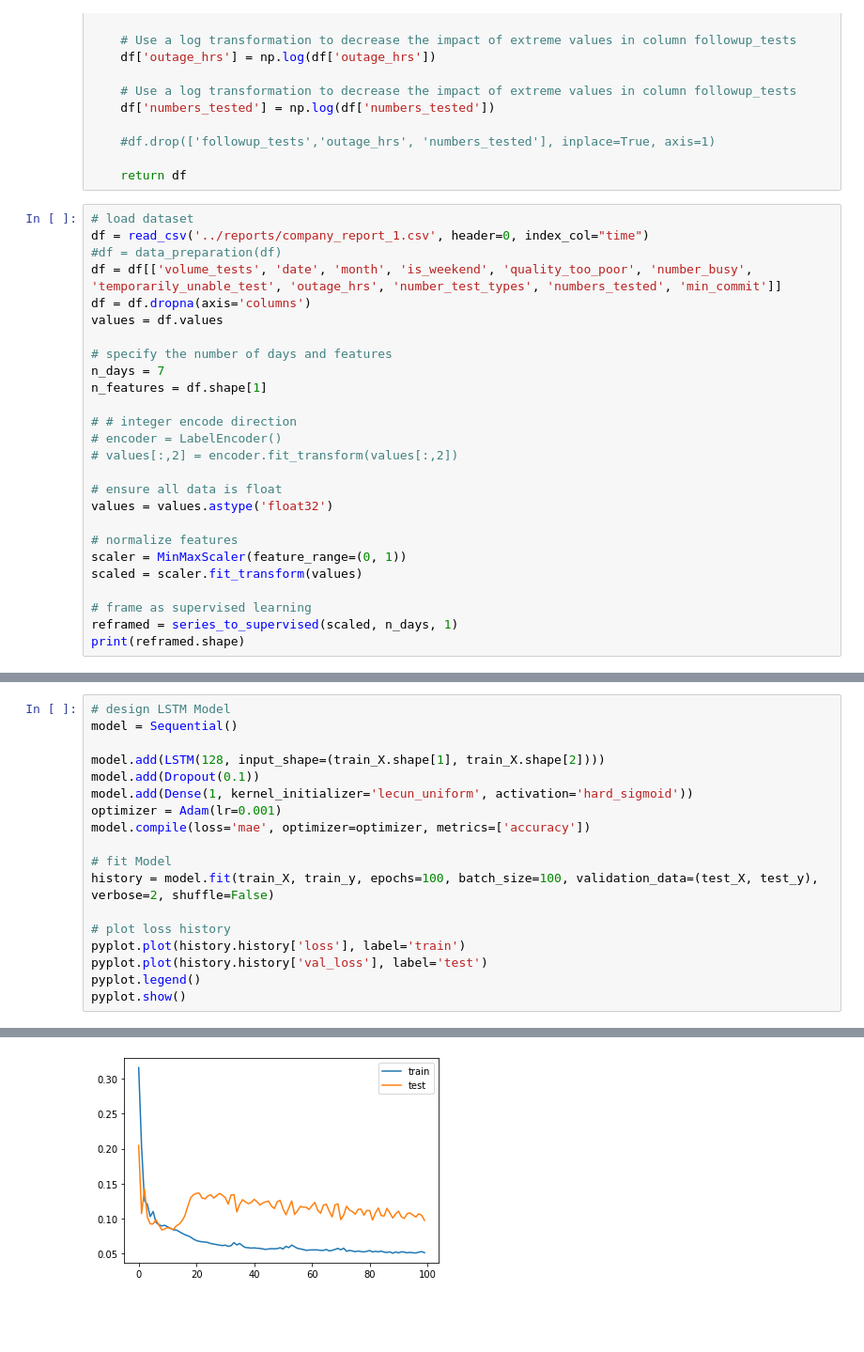
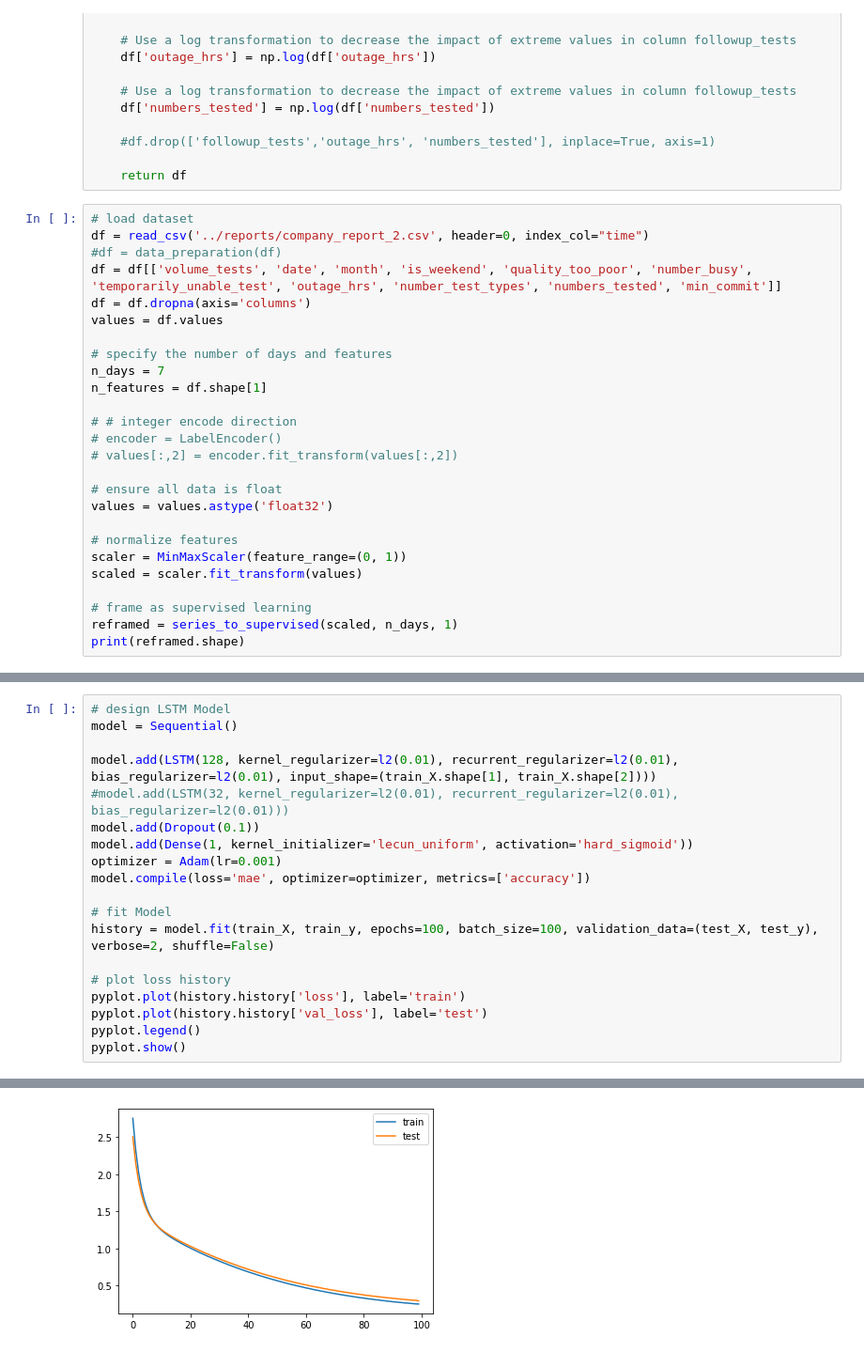
Before and after one commit to Shane-Bowen/fyp_flask_webapp, a Jupyter notebook: notebooks/Recurrent_Neural_Network_Multiple_Timesteps.ipynb, the cells around one changed output, grey strips where cells are left out. Shown: that part at 94% size. Drawn from its saved outputs; the diff is of its cells as text; blank space fills up the shorter version.

```diff
--- a/notebooks/Recurrent_Neural_Network_Multiple_Timesteps.ipynb
+++ b/notebooks/Recurrent_Neural_Network_Multiple_Timesteps.ipynb
@@ -72,7 +75,7 @@ def data_preparation(df):
     return df
 # %%
 # load dataset
-df = read_csv('../reports/company_report_1.csv', header=0, index_col="time")
+df = read_csv('../reports/company_report_2.csv', header=0, index_col="time")
 #df = data_preparation(df)
 df = df[['volume_tests', 'date', 'month', 'is_weekend', 'quality_too_poor', 'number_busy', 'temporarily_unable_test', 'outage_hrs', 'number_test_types', 'numbers_tested', 'min_commit']]
 df = df.dropna(axis='columns')
@@ -123,7 +126,8 @@ print(train_X.shape, train_y.shape, test_X.shape, test_y.shape)
 # design LSTM Model
 model = Sequential()
 
-model.add(LSTM(128, input_shape=(train_X.shape[1], train_X.shape[2])))
+model.add(LSTM(128, kernel_regularizer=l2(0.01), recurrent_regularizer=l2(0.01), bias_regularizer=l2(0.01), input_shape=(train_X.shape[1], train_X.shape[2])))
+#model.add(LSTM(32, kernel_regularizer=l2(0.01), recurrent_regularizer=l2(0.01), bias_regularizer=l2(0.01)))
 model.add(Dropout(0.1))
 model.add(Dense(1, kernel_initializer='lecun_uniform', activation='hard_sigmoid'))
 optimizer = Adam(lr=0.001)
@@ -158,4 +162,4 @@ Epoch 100/100
-[figure, old version]
+[figure, new version]
 # %%
 # make a prediction
 yhat = model.predict(test_X)
```
Also changed, not shown: parts of 8 cells of this notebook, 10 other files.
